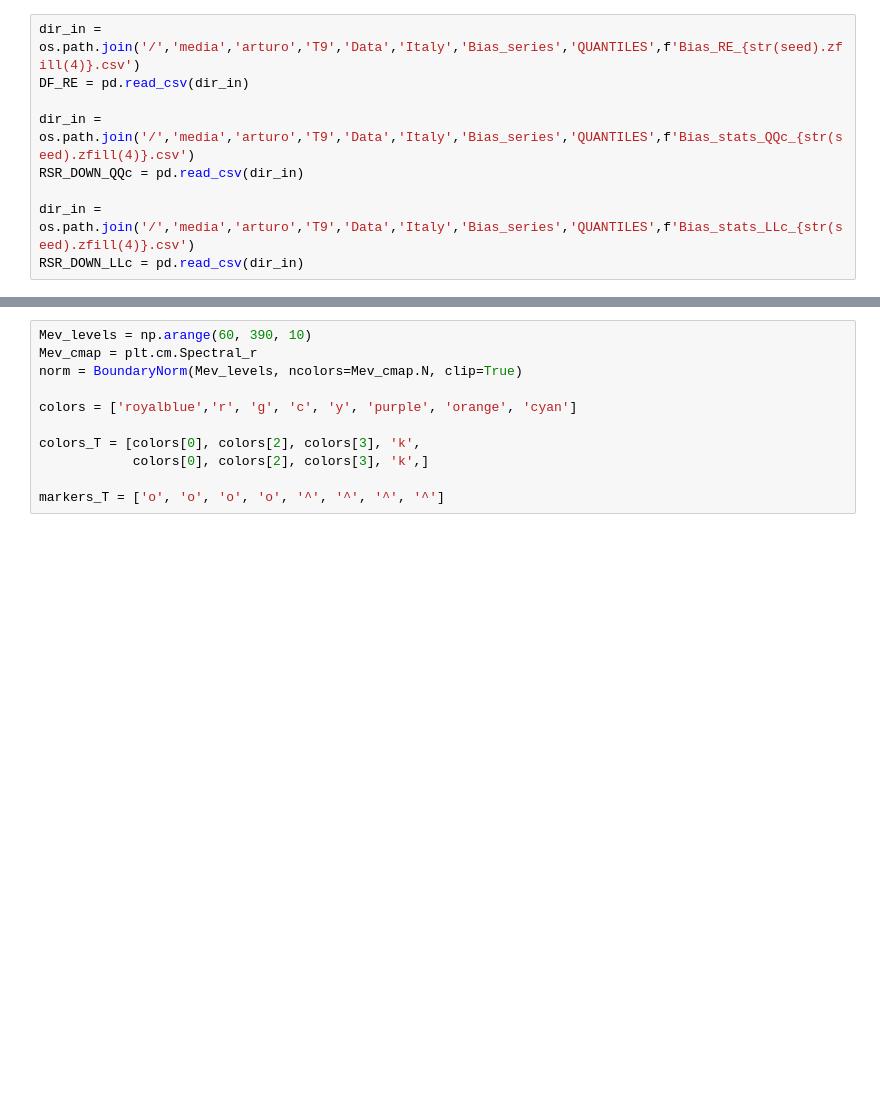
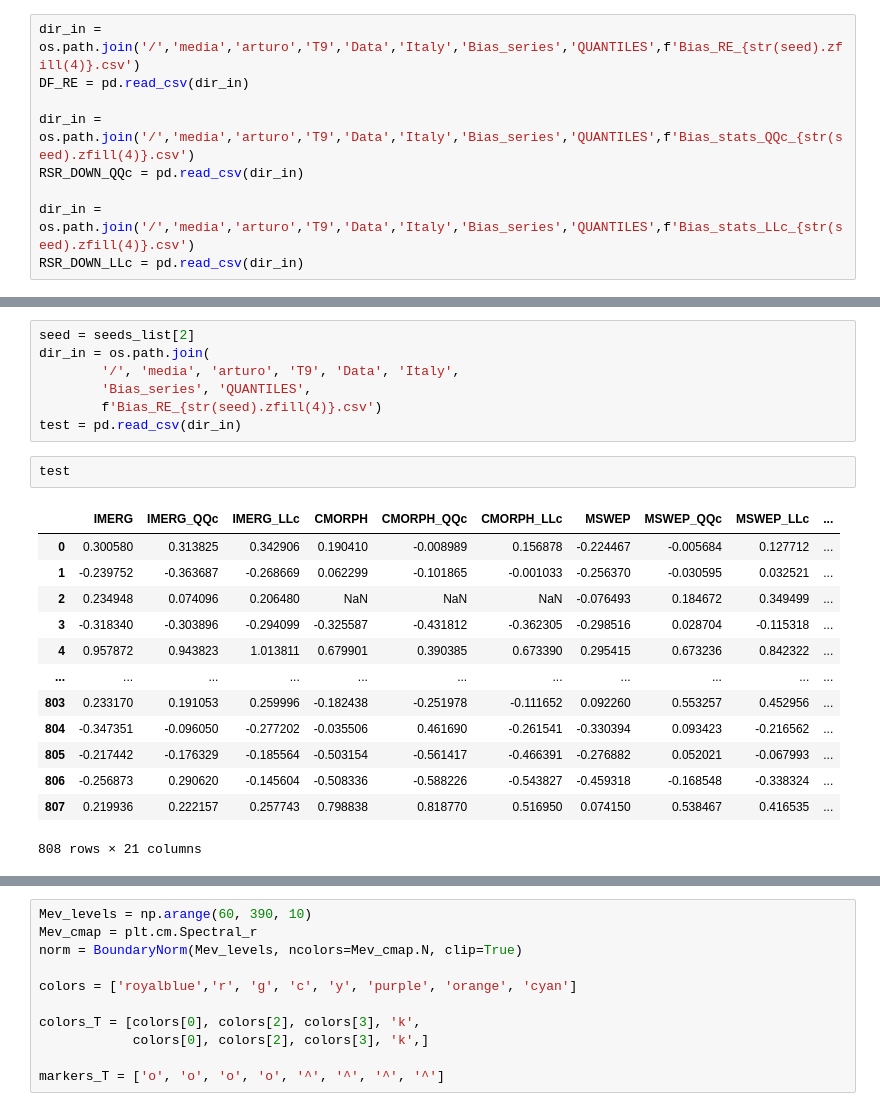
Before and after one commit to mhacarthur/downpy, a Jupyter notebook: 3_new/3_bias_QUANTILE_IV.ipynb, the cells around one changed output, grey strips where cells are left out. Drawn from its saved outputs; the diff is of its cells as text; blank space fills up the shorter version.

```diff
--- a/3_new/3_bias_QUANTILE_IV.ipynb
+++ b/3_new/3_bias_QUANTILE_IV.ipynb
@@ -179,0 +232,23 @@ RSR_DOWN_LLc = pd.read_csv(dir_in)
+# %%
+seed = seeds_list[2]
+dir_in = os.path.join(
+        '/', 'media', 'arturo', 'T9', 'Data', 'Italy',
+        'Bias_series', 'QUANTILES',
+        f'Bias_RE_{str(seed).zfill(4)}.csv')
+test = pd.read_csv(dir_in)
+# %%
+test
+# %% [output]
+|  | IMERG | IMERG_QQc | IMERG_LLc | CMORPH | CMORPH_QQc | CMORPH_LLc | MSWEP | MSWEP_QQc | MSWEP_LLc | ... |
+| 0 | 0.300580 | 0.313825 | 0.342906 | 0.190410 | -0.008989 | 0.156878 | -0.224467 | -0.005684 | 0.127712 | ... |
+| 1 | -0.239752 | -0.363687 | -0.268669 | 0.062299 | -0.101865 | -0.001033 | -0.256370 | -0.030595 | 0.032521 | ... |
+| 2 | 0.234948 | 0.074096 | 0.206480 | NaN | NaN | NaN | -0.076493 | 0.184672 | 0.349499 | ... |
+| 3 | -0.318340 | -0.303896 | -0.294099 | -0.325587 | -0.431812 | -0.362305 | -0.298516 | 0.028704 | -0.115318 | ... |
+| 4 | 0.957872 | 0.943823 | 1.013811 | 0.679901 | 0.390385 | 0.673390 | 0.295415 | 0.673236 | 0.842322 | ... |
+| ... | ... | ... | ... | ... | ... | ... | ... | ... | ... | ... |
+| 803 | 0.233170 | 0.191053 | 0.259996 | -0.182438 | -0.251978 | -0.111652 | 0.092260 | 0.553257 | 0.452956 | ... |
+| 804 | -0.347351 | -0.096050 | -0.277202 | -0.035506 | 0.461690 | -0.261541 | -0.330394 | 0.093423 | -0.216562 | ... |
+| 805 | -0.217442 | -0.176329 | -0.185564 | -0.503154 | -0.561417 | -0.466391 | -0.276882 | 0.052021 | -0.067993 | ... |
+| 806 | -0.256873 | 0.290620 | -0.145604 | -0.508336 | -0.588226 | -0.543827 | -0.459318 | -0.168548 | -0.338324 | ... |
+| 807 | 0.219936 | 0.222157 | 0.257743 | 0.798838 | 0.818770 | 0.516950 | 0.074150 | 0.538467 | 0.416535 | ... |
+808 rows × 21 columns
```
Also changed, not shown: parts of 10 cells of this notebook, 2 other files.
